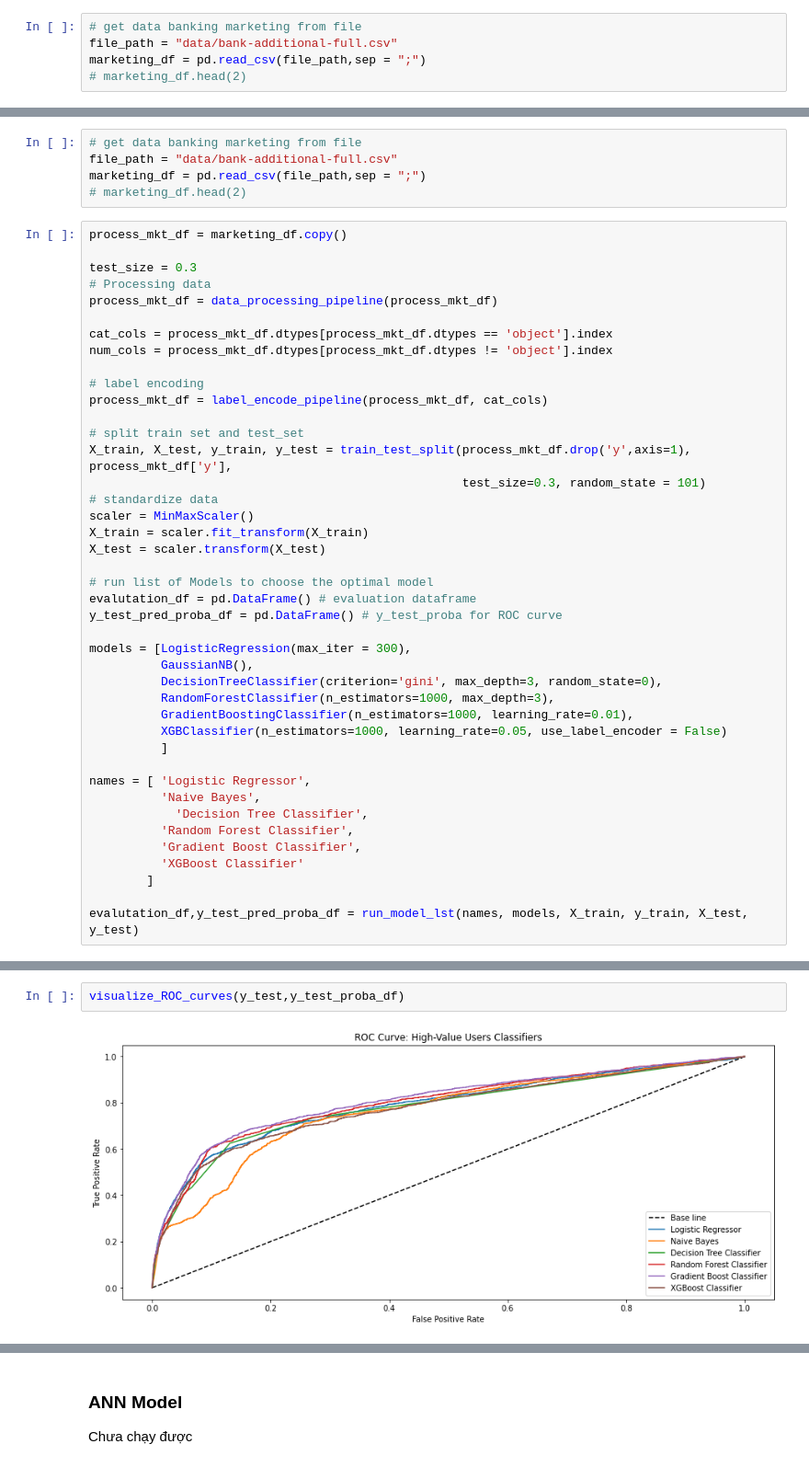
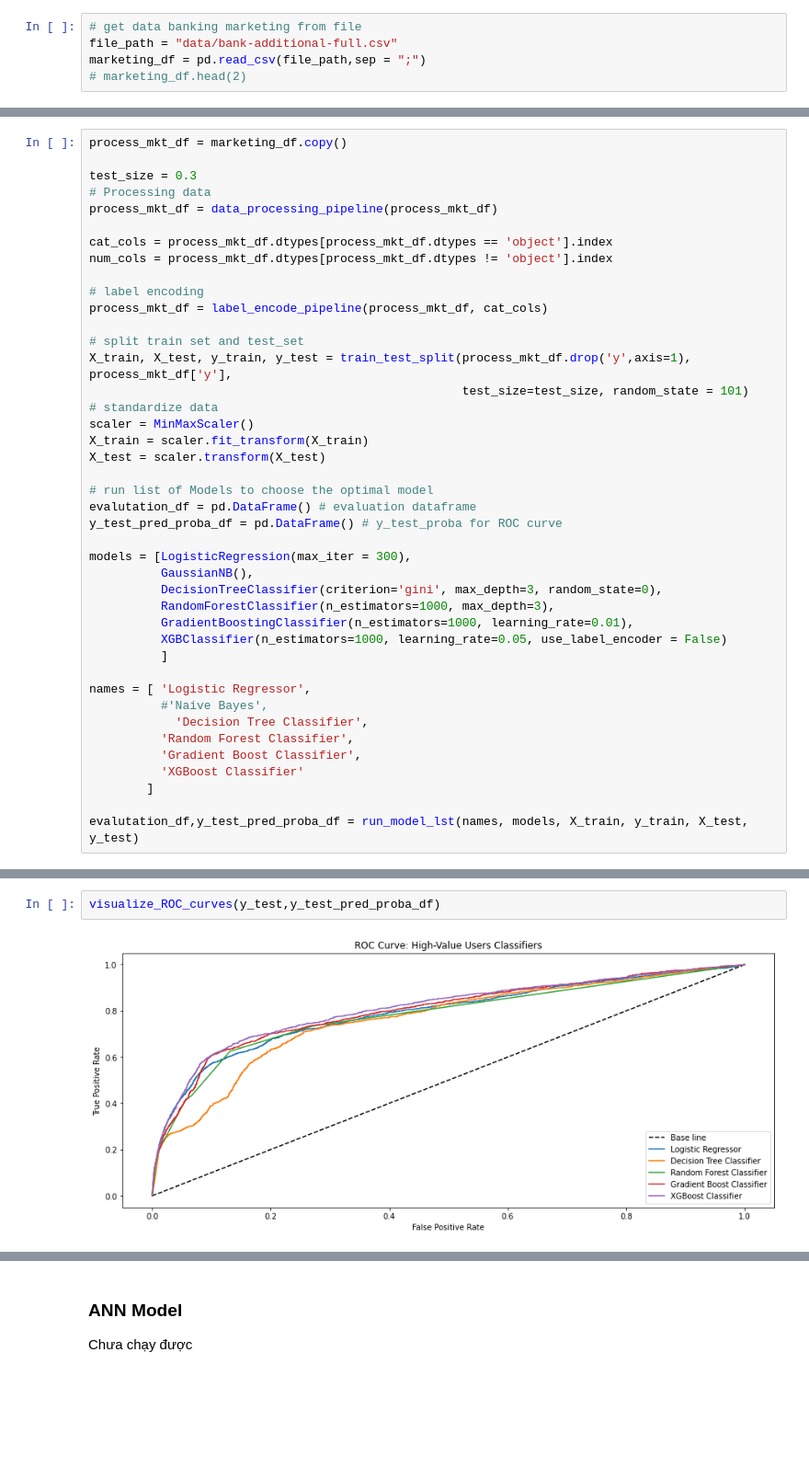
Before and after one commit to ngttnguyen/atom-assignments, a Jupyter notebook: assignment_7/Nguyen_Bank_Marketing_Modeling.ipynb, the cells around one changed output, grey strips where cells are left out. Shown at 92% size. Drawn from its saved outputs; the diff is of its cells as text; blank space fills up the shorter version.

```diff
--- a/assignment_7/Nguyen_Bank_Marketing_Modeling.ipynb
+++ b/assignment_7/Nguyen_Bank_Marketing_Modeling.ipynb
@@ -346,8 +348,3 @@ def visualize_ROC_curves(y_true,y_pred_proba_df):
-# %%
-# get data banking marketing from file
-file_path = "data/bank-additional-full.csv"
-marketing_df = pd.read_csv(file_path,sep = ";")
-# marketing_df.head(2)
 # %%
 process_mkt_df = marketing_df.copy()
 
@@ -363,7 +360,7 @@ process_mkt_df = label_encode_pipeline(process_mkt_df, cat_cols)
 
 # split train set and test_set
 X_train, X_test, y_train, y_test = train_test_split(process_mkt_df.drop('y',axis=1), process_mkt_df['y'],
-                                                    test_size=0.3, random_state = 101)
+                                                    test_size=test_size, random_state = 101)
 # standardize data
 scaler = MinMaxScaler()
 X_train = scaler.fit_transform(X_train)
@@ -382,7 +379,7 @@ models = [LogisticRegression(max_iter = 300),
           ]
 
 names = [ 'Logistic Regressor',
-          'Naive Bayes',
+          #'Naive Bayes',
             'Decision Tree Classifier',
           'Random Forest Classifier',
           'Gradient Boost Classifier',
@@ -405,4 +399,4 @@ evalutation_df
 # %%
-visualize_ROC_curves(y_test,y_test_proba_df)
+visualize_ROC_curves(y_test,y_test_pred_proba_df)
 # %% [output]
-[figure, old version]
+[figure, new version]
```
Also changed, not shown: parts of 9 cells of this notebook.
